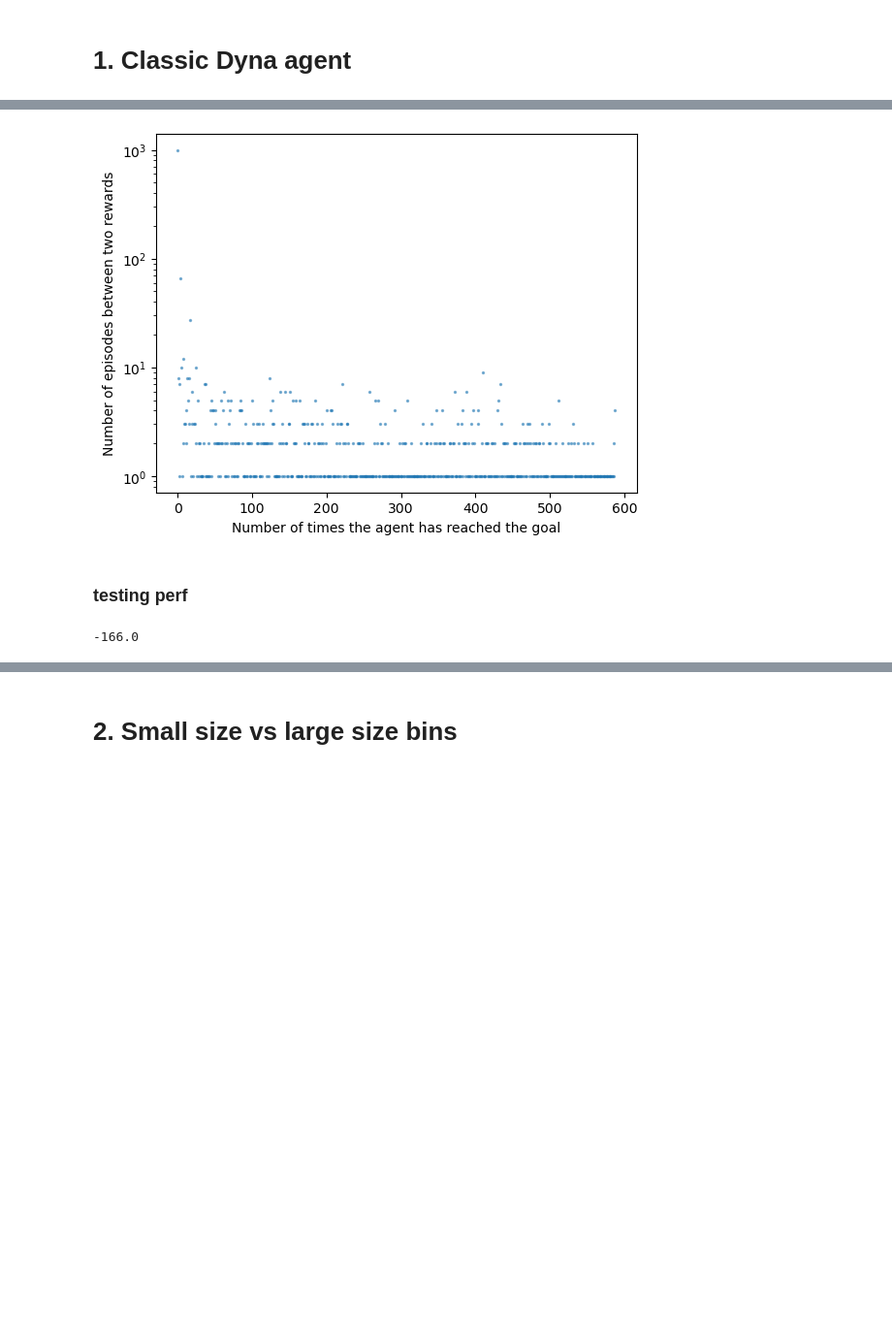
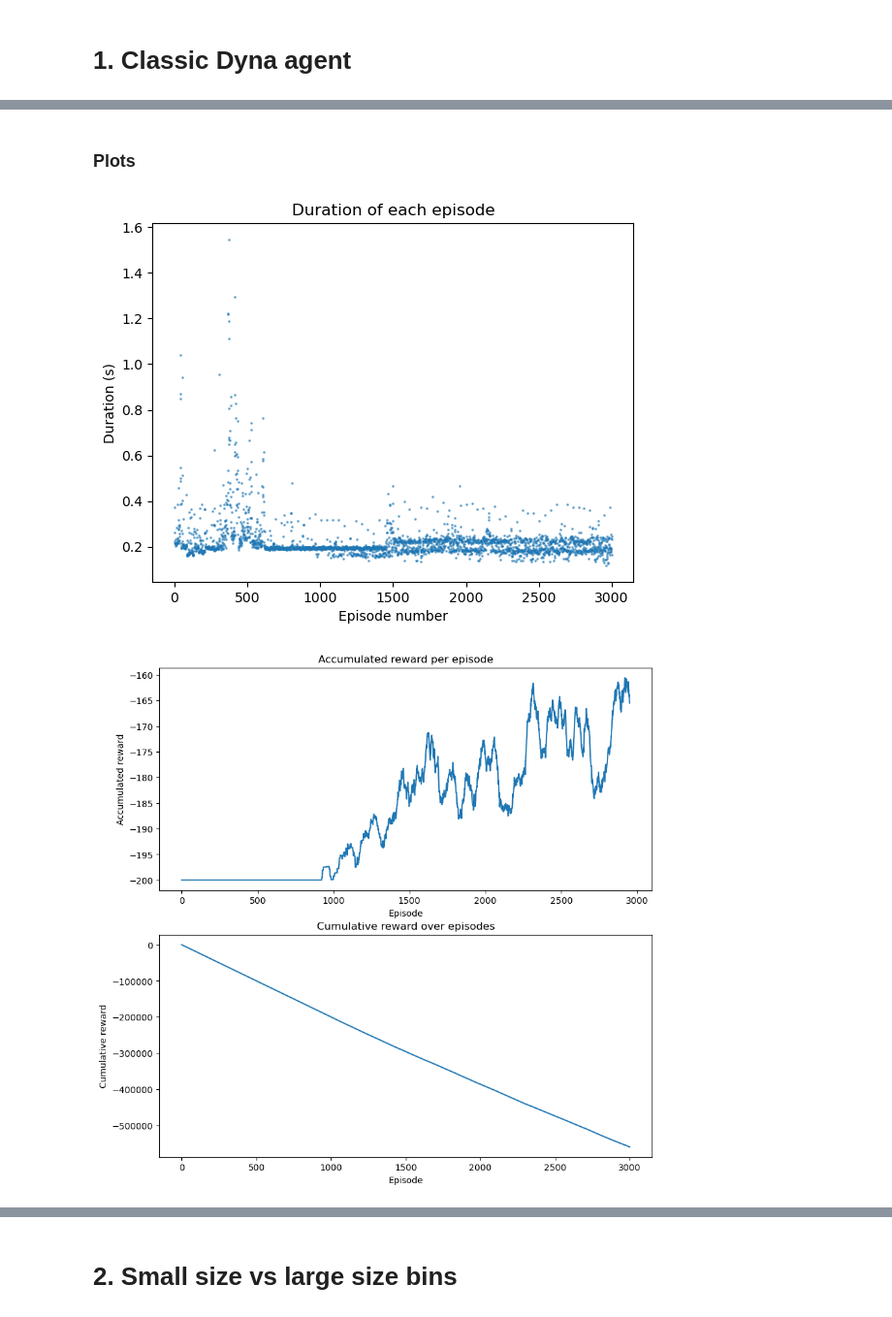
Before and after one commit to silviiaromanato/MountainCartRL, a Jupyter notebook: dyna_nb.ipynb, the cells around one changed output, grey strips where cells are left out. Shown: that part at 97% size. Cells and saved outputs as stored; diff of their text form; code cells hidden in the pictures; blank space fills up the shorter version.

Commit message:
made the plots for dyna, bonus to be done

```diff
--- a/dyna_nb.ipynb
+++ b/dyna_nb.ipynb
@@ -222,10 +378,0 @@ def plot_nb_episodes_per_reward(agent,filename):
-# %%
-plot_nb_episodes_per_reward(dyna_agent,"dyna_agent0905")
-# %% [output]
-[figure, removed]
-# %% [markdown]
-### testing perf
-# %%
-dyna_agent.inference(2000,render=False)
-# %% [output]
--166.0
@@ -240,0 +379,7 @@ def inference_test(agent,n_tests):
+# %% [markdown]
+### Plots
+# %%
+plot_all(dyna_agent)
+# %% [output]
+[figure, added]
+[figure, added]
```
Also changed, not shown: parts of 21 cells of this notebook.
